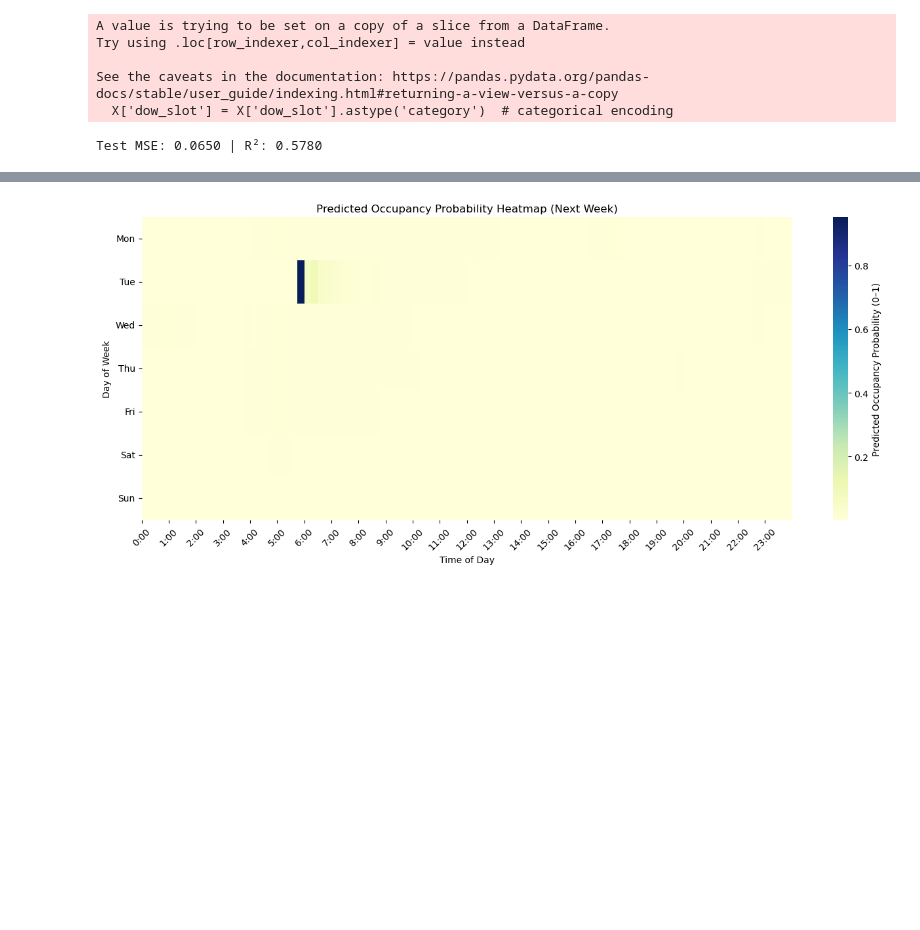
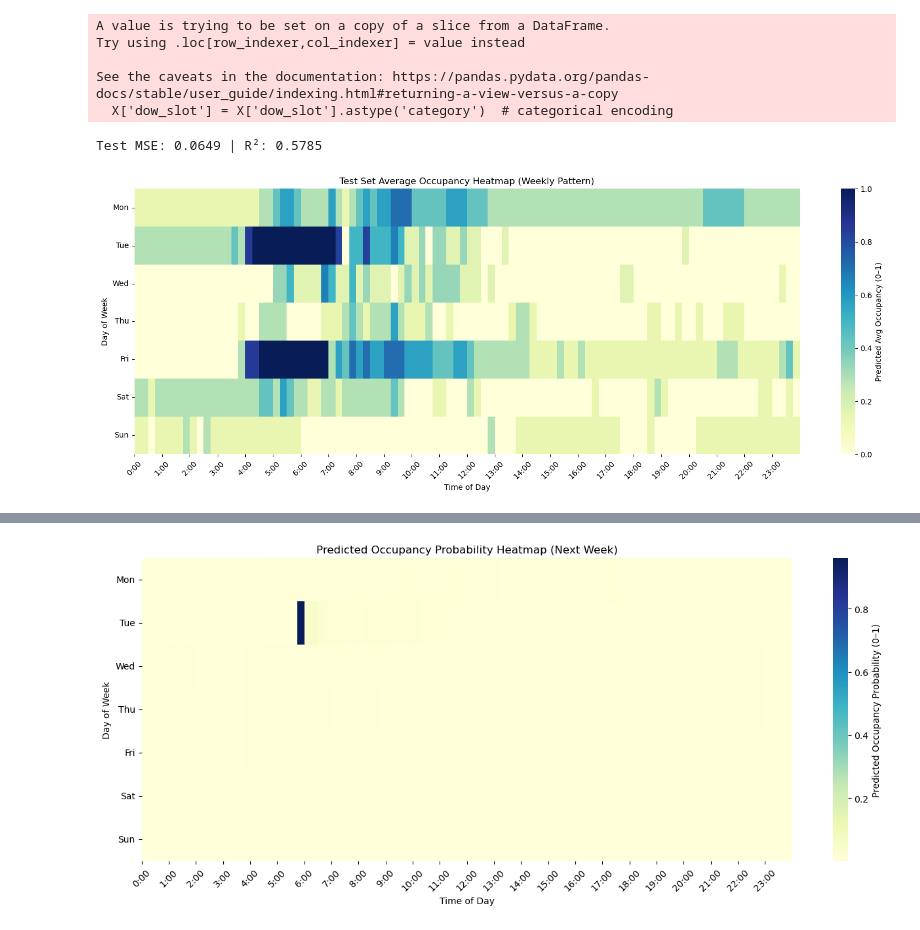
Before and after one commit to chenneman/CTC-advanced-data-science, a Jupyter notebook: XGboost.ipynb, the cells around one changed output, grey strips where cells are left out. Cells and saved outputs as stored; diff of their text form; code cells hidden in the pictures; blank space fills up the shorter version.

```diff
--- a/XGboost.ipynb
+++ b/XGboost.ipynb
@@ -140,10 +192,38 @@ model.fit(X_train, y_train)
 
 # Predictions on test set
 y_pred = model.predict(X_test)
+y_pred = np.clip(y_pred,0,1)
 
 # Evaluate
 mse = mean_squared_error(y_test, y_pred)
 r2 = r2_score(y_test, y_pred)
 print(f"Test MSE: {mse:.4f} | R²: {r2:.4f}")
 # %% [output]
-Test MSE: 0.0650 | R²: 0.5780
+Test MSE: 0.0649 | R²: 0.5785
+# %%
+
+X_test["occupancy"] = y_test
+
+X_test['slot'] = X_test['dow_slot'].astype(str).str.split("_").str[1].astype(int)
+
+heatmap_pred = (
+    X_test.groupby(["day_of_week", "slot"])["occupancy"]
+    .mean()
+    .unstack()
+)
+
+# Plot
+plt.figure(figsize=(16,6))
+sns.heatmap(heatmap_pred, cmap="YlGnBu", cbar_kws={'label': 'Predicted Avg Occupancy (0–1)'})
+plt.xlabel("Time of Day")
+plt.ylabel("Day of Week")
+plt.title("Test Set Average Occupancy Heatmap (Weekly Pattern)")
+
+xticks = np.arange(0, 96, 4)
+xlabels = [f"{i}:00" for i in range(24)]
+plt.xticks(xticks, xlabels, rotation=45)
+plt.yticks(np.arange(0.5, 7.5), ["Mon","Tue","Wed","Thu","Fri","Sat","Sun"], rotation=0)
+plt.tight_layout()
+plt.show()
+# %% [output]
+[figure, added]
```
Also changed, not shown: parts of 7 cells of this notebook.
